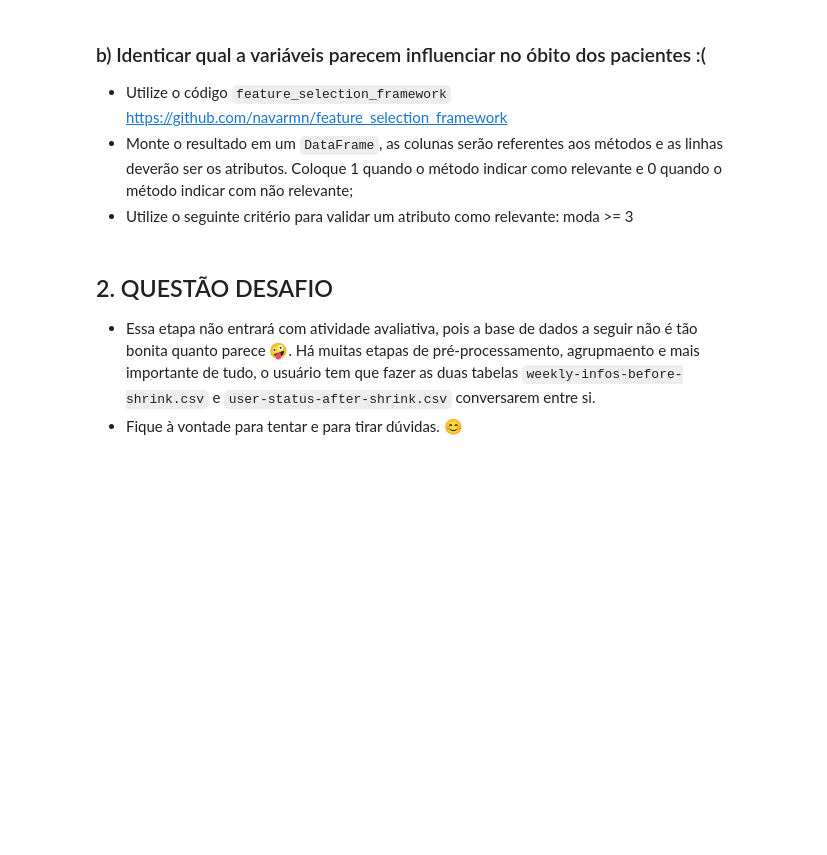
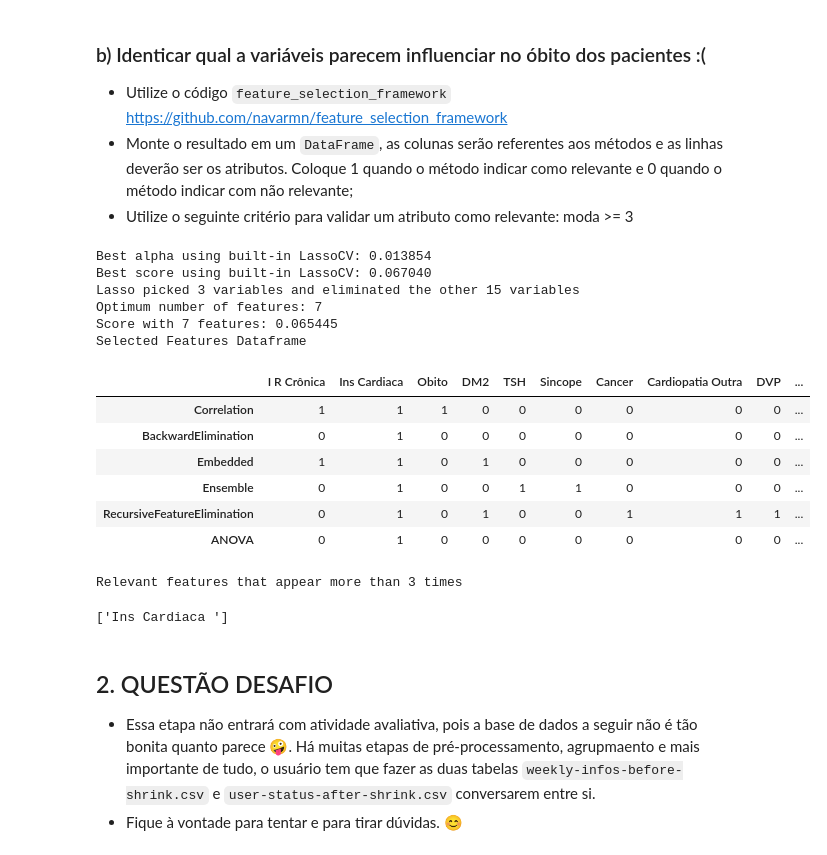
Before and after one commit to MouraYuri/Lapisco_Training, a Jupyter notebook: data_mining_1D/Yuri Moura - Atividades.ipynb, the cells around one changed output. Cells and saved outputs as stored; diff of their text form; code cells hidden in the pictures; blank space fills up the shorter version.

```diff
--- a/data_mining_1D/Yuri Moura - Atividades.ipynb
+++ b/data_mining_1D/Yuri Moura - Atividades.ipynb
@@ -384,0 +389,8 @@ Nesse momento utilize a base de dados `Clinical_data_09-09-19-processed.csv`. Um
+# %%
+dataset_folder = os.path.join('.', 'datasets')
+DATAFILE = "Clinical_data_09-09-19-processed.csv"
+
+dataset = pd.read_csv(os.path.join(dataset_folder, DATAFILE))
+#pd.set_option('display.max_rows', None)
+pd.set_option('display.max_columns', None)
+display(dataset)
@@ -397,0 +426,11 @@ Nesse momento utilize a base de dados `Clinical_data_09-09-19-processed.csv`. Um
+# %%
+FEATURES_CLINICA_HISTORIA_PREVIA = [
+       'Cancer', 'HAS', 'DM2', 'Cardiopatia Outra',
+       'Marcapasso', 'Sincope', 'Fibrilação/Flutter Atrial', 'I R Crônica',
+       'DLP', 'Coronariopatia', 'Embolia Pulmonar', 'Ins Cardiaca ', 'AVC',
+       'DVP', 'TSH', 'Tabagismo', 'Alcoolismo', 'Sedentarismo']
+
+#preparing dataframe
+#x = dataset[FEATURES_CLINICA_HISTORIA_PREVIA]
+x = dataset[FEATURES_CLINICA_HISTORIA_PREVIA]
+y = dataset['Obito']
@@ -398,3 +480,27 @@ Nesse momento utilize a base de dados `Clinical_data_09-09-19-processed.csv`. Um
+# %%
+featuresSelector = FeatureSelector(x,y)
+#display dataframe with chosen features by each selection algorithm
+print("Selected Features Dataframe")
+display(featuresSelector.selectedFeaturesDataframe)
+
+print("\nRelevant features that appear more than 3 times")
+display(featuresSelector.relevantFeatures)
+# %% [output]
+Best alpha using built-in LassoCV: 0.013854
+Best score using built-in LassoCV: 0.067040
+Lasso picked 3 variables and eliminated the other 15 variables
+Optimum number of features: 7
+Score with 7 features: 0.065445
+Selected Features Dataframe
+|  | I R Crônica | Ins Cardiaca | Obito | DM2 | TSH | Sincope | Cancer | Cardiopatia Outra | DVP | ... |
+| Correlation | 1 | 1 | 1 | 0 | 0 | 0 | 0 | 0 | 0 | ... |
+| BackwardElimination | 0 | 1 | 0 | 0 | 0 | 0 | 0 | 0 | 0 | ... |
+| Embedded | 1 | 1 | 0 | 1 | 0 | 0 | 0 | 0 | 0 | ... |
+| Ensemble | 0 | 1 | 0 | 0 | 1 | 1 | 0 | 0 | 0 | ... |
+| RecursiveFeatureElimination | 0 | 1 | 0 | 1 | 0 | 0 | 1 | 1 | 1 | ... |
+| ANOVA | 0 | 1 | 0 | 0 | 0 | 0 | 0 | 0 | 0 | ... |
+Relevant features that appear more than 3 times
+['Ins Cardiaca ']
 # %% [markdown]
 ## 2. QUESTÃO DESAFIO
 - Essa etapa não entrará com atividade avaliativa, pois a base de dados a seguir não é tão bonita quanto parece 🤪. Há muitas etapas de pré-processamento, agrupmaento e mais importante de tudo, o usuário tem que fazer as duas tabelas `weekly-infos-before-shrink.csv` e `user-status-after-shrink.csv` conversarem entre si.
```
Also changed, not shown: parts of 7 cells of this notebook.
